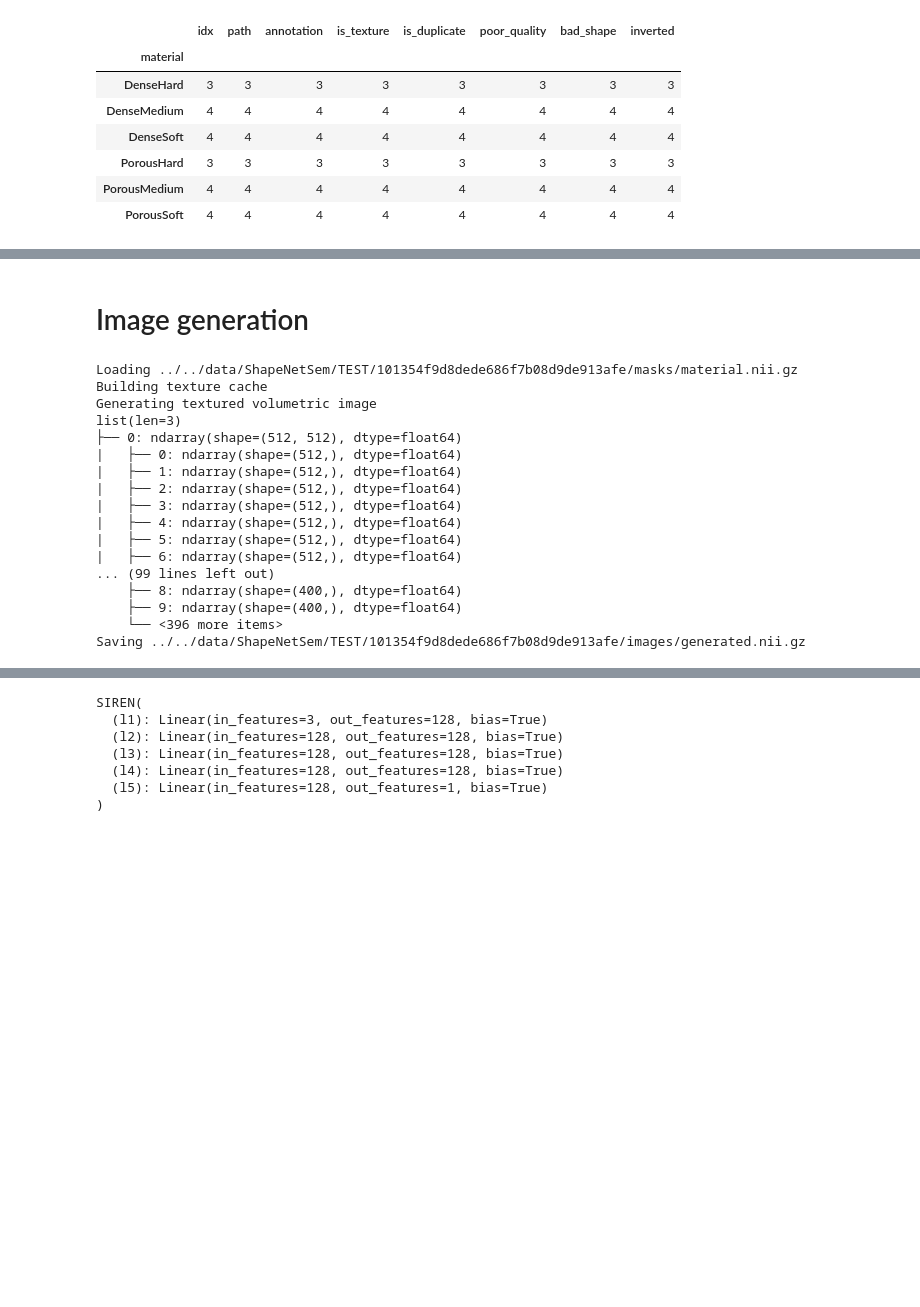
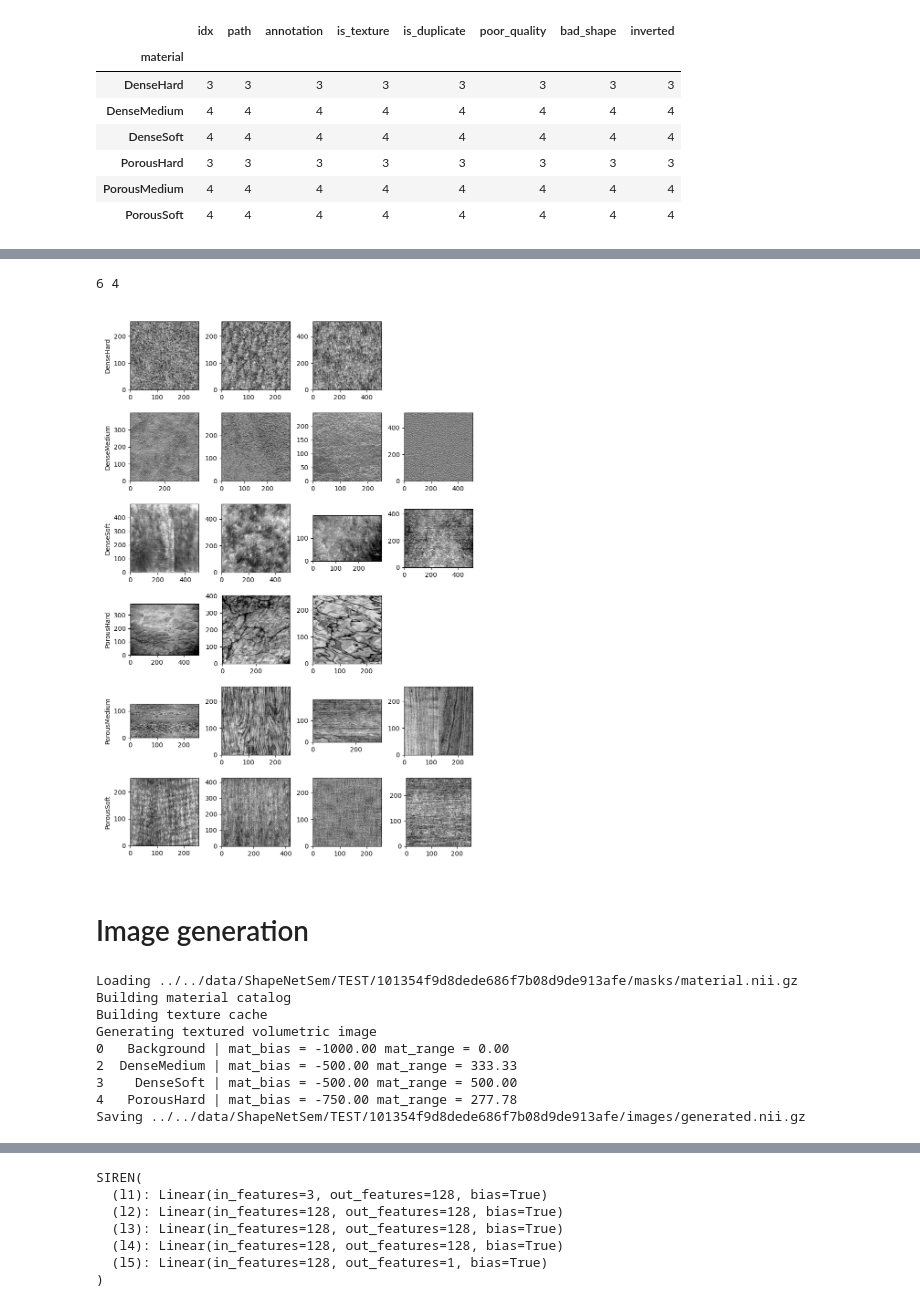
Before and after one commit to mattragoza/lung-project, a Jupyter notebook: notebooks/shapenet/01-preprocessing.ipynb, the cells around one changed output, grey strips where cells are left out. Drawn from its saved outputs; the diff is of its cells as text; code cells hidden in the pictures; blank space fills up the shorter version.

```diff
--- a/notebooks/shapenet/01-preprocessing.ipynb
+++ b/notebooks/shapenet/01-preprocessing.ipynb
@@ -409,3 +429,12 @@ tex.groupby('material').count()
+# %%
+tex_cache = project.preprocessing.texturing.build_texture_cache(
+    path=ds.root / 'texture_annotations_2025-10-25.csv',
+    iqr_mult=4.0
+)
+_ = project.preprocessing.texturing.show_textures(tex_cache.dropna().set_index('material'))
+# %% [output]
+6 4
+[figure, added]
 # %% [markdown]
 # Image generation
 # %%
@@ -415,25 +444,38 @@ import project.preprocessing.texturing
 project.preprocessing.api.generate_volumetric_image(
     mask_path=ex.paths['material_mask'],
     output_path=ex.paths['input_image'],
-    annots_path=ds.root / 'texture_annotations_2025-10-25.csv'
+    annot_path=ds.root / 'texture_annotations_2025-10-25.csv',
+    tex_kws=dict(iqr_mult=4.0),
+    gen_kws=dict(
+
+        # image parameters
+        bias_0=-1000.,
+        bias_d=1000.,
+        bias_e=0.,
+        range_0=250.,
+        range_d=0.,
+        range_e=250.,
+
+        # noise parameters
+        t_noise_corr=1.,
+        t_noise_std=0.1,
+        b_noise_corr=64.,
+        b_noise_std=0.1,
+        s_noise_std=10.,
+
+        weights=[0.,0.,1.],
+        random_seed=None,
+    )
 )
 # %% [output]
 Loading ../../data/ShapeNetSem/TEST/101354f9d8dede686f7b08d9de913afe/masks/material.nii.gz
+Building material catalog
 Building texture cache
 Generating textured volumetric image
-list(len=3)
-├── 0: ndarray(shape=(512, 512), dtype=float64)
-|   ├── 0: ndarray(shape=(512,), dtype=float64)
-|   ├── 1: ndarray(shape=(512,), dtype=float64)
-|   ├── 2: ndarray(shape=(512,), dtype=float64)
-|   ├── 3: ndarray(shape=(512,), dtype=float64)
-|   ├── 4: ndarray(shape=(512,), dtype=float64)
-|   ├── 5: ndarray(shape=(512,), dtype=float64)
-|   ├── 6: ndarray(shape=(512,), dtype=float64)
-... (99 lines left out)
-    ├── 8: ndarray(shape=(400,), dtype=float64)
-    ├── 9: ndarray(shape=(400,), dtype=float64)
-    └── <396 more items>
+0   Background | mat_bias = -1000.00 mat_range = 0.00
+2  DenseMedium | mat_bias = -500.00 mat_range = 333.33
+3    DenseSoft | mat_bias = -500.00 mat_range = 500.00
+4   PorousHard | mat_bias = -750.00 mat_range = 277.78
 Saving ../../data/ShapeNetSem/TEST/101354f9d8dede686f7b08d9de913afe/images/generated.nii.gz
 # %%
 import project.visual.matplotlib
```
Also changed, not shown: parts of 2 cells of this notebook, 5 other files.
